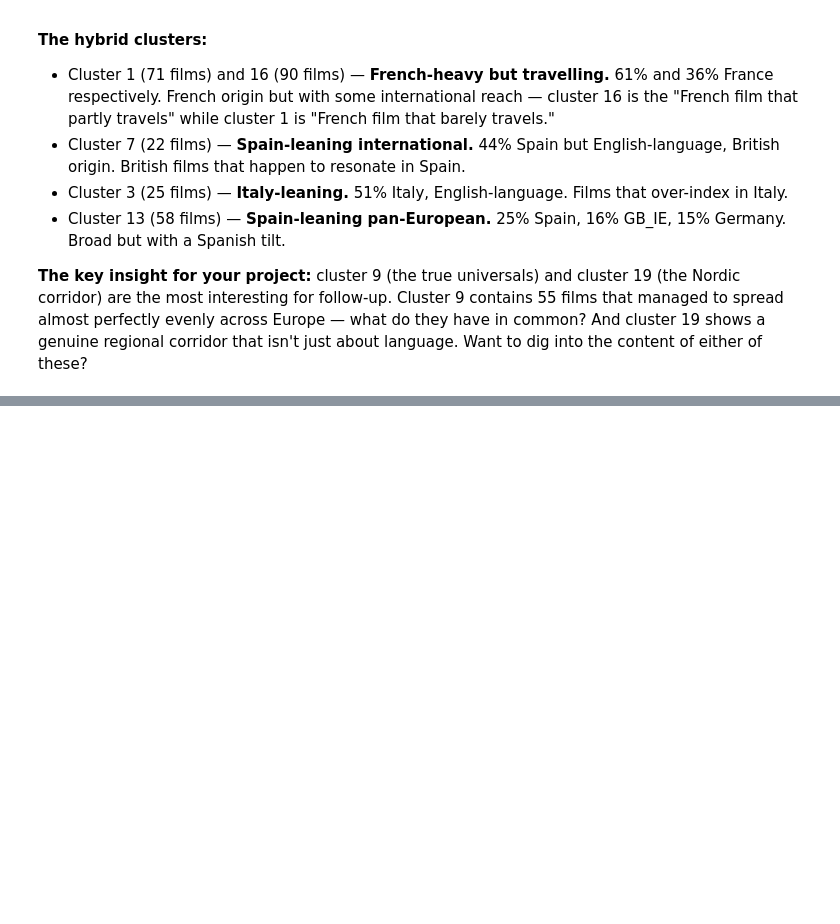
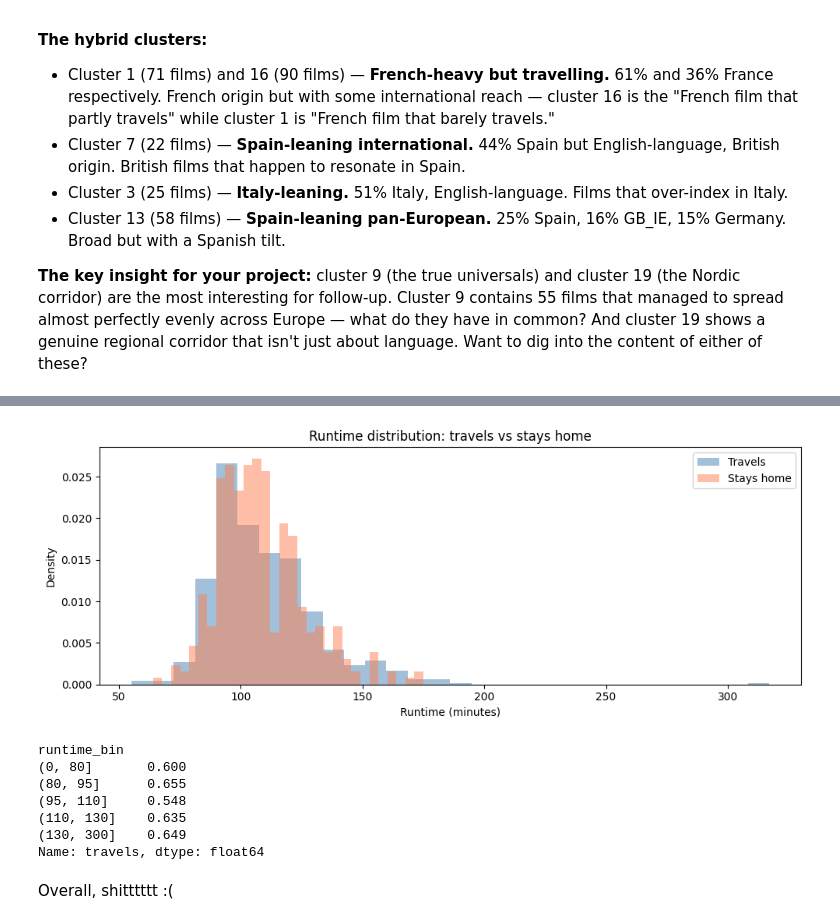
Before and after one commit to GeorgiosLoulakis/Analytics2Action, a Jupyter notebook: analysis/Juliusz_Clustering_Admission_based.ipynb, the cells around one changed output, grey strips where cells are left out. Cells and saved outputs as stored; diff of their text form; code cells hidden in the pictures; blank space fills up the shorter version.

```diff
--- a/analysis/Juliusz_Clustering_Admission_based.ipynb
+++ b/analysis/Juliusz_Clustering_Admission_based.ipynb
@@ -313,0 +499,20 @@ This gradient from cluster 6 → 0 is exactly what your predictor needs to under
+# %%
+THRESHOLD = 0.65
+
+df_univ["travels"] = (df_univ["universality"] >= THRESHOLD).astype(int)
+
+print(f"Threshold: {THRESHOLD}")
+print(f"Travels:     {df_univ['travels'].sum()} ({df_univ['travels'].mean()*100:.1f}%)")
+print(f"Stays home:  {(1 - df_univ['travels']).sum()} ({(1 - df_univ['travels']).mean()*100:.1f}%)")
+
+# Quick check: what do the two groups look like?
+for label, name in [(1, "TRAVELS"), (0, "STAYS HOME")]:
+    subset = df_univ[df_univ["travels"] == label]
+    top_langs = subset["firstLanguage"].value_counts().head(3)
+    top_origins = subset["mainCountry"].value_counts().head(3)
+
+    print(f"\n{name} ({len(subset)} films):")
+    print(f"  Languages: {', '.join([f'{l} ({c})' for l, c in top_langs.items()])}")
+    print(f"  Origins:   {', '.join([f'{o} ({c})' for o, c in top_origins.items()])}")
+    print(f"  Mean IMDb: {subset['imdbRating'].mean():.2f}")
+    print(f"  Mean runtime: {subset['runtimeMinutes'].mean():.0f} min")
@@ -313,0 +736,29 @@ This gradient from cluster 6 → 0 is exactly what your predictor needs to under
+# %%
+# What is runtime doing?
+fig, ax = plt.subplots(figsize=(10, 4))
+
+for label, name, color in [(1, "Travels", "steelblue"), (0, "Stays home", "coral")]:
+    subset = df_univ[df_univ["travels"] == label]["runtimeMinutes"].dropna()
+    ax.hist(subset, bins=30, alpha=0.5, label=name, color=color, density=True)
+
+ax.set_xlabel("Runtime (minutes)")
+ax.set_ylabel("Density")
+ax.set_title("Runtime distribution: travels vs stays home")
+ax.legend()
+plt.tight_layout()
+plt.show()
+
+# Binned comparison.
+df_univ["runtime_bin"] = pd.cut(df_univ["runtimeMinutes"], bins=[0, 80, 95, 110, 130, 300])
+print(df_univ.groupby("runtime_bin")["travels"].mean().round(3))
+# %% [output]
+[figure, added]
+runtime_bin
+(0, 80]       0.600
+(80, 95]      0.655
+(95, 110]     0.548
+(110, 130]    0.635
+(130, 300]    0.649
+Name: travels, dtype: float64
+# %% [markdown]
+Overall, shitttttt :(
```
Also changed, not shown: parts of 9 cells of this notebook, 1 other file.
